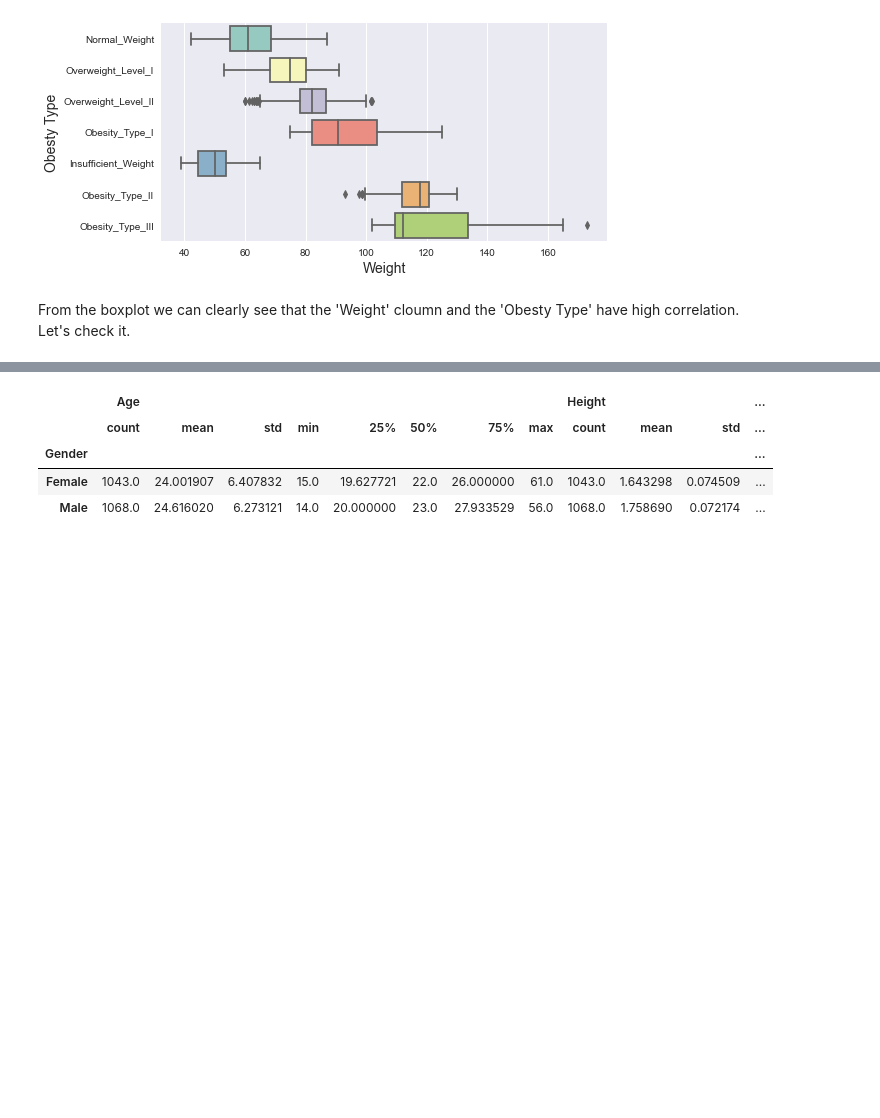
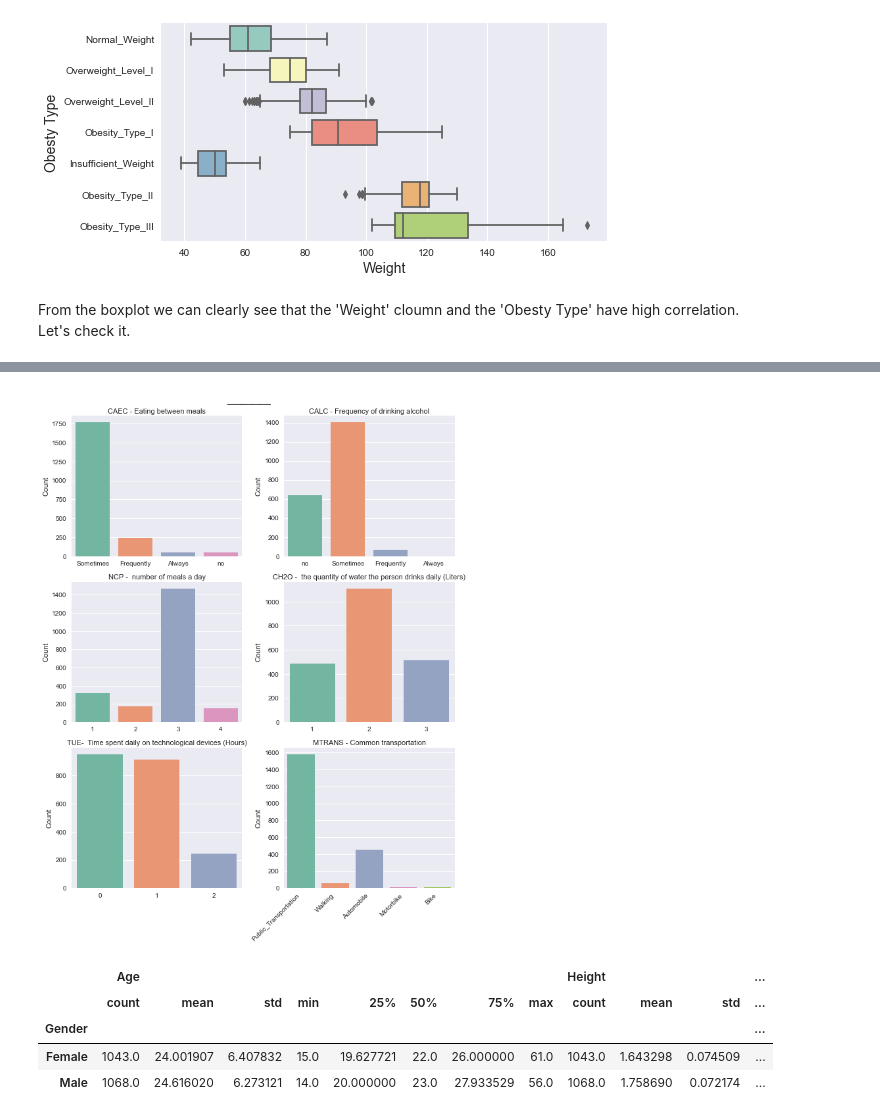
Before and after one commit to NoaAmichai/Obesity-Data-Science-Project, a Jupyter notebook: Obesity.ipynb, the cells around one changed output, grey strips where cells are left out. Saved outputs shown, nothing was run; the diff lists cells and outputs as text; code cells hidden in the pictures; blank space fills up the shorter version.

```diff
--- a/Obesity.ipynb
+++ b/Obesity.ipynb
@@ -178,3 +165,29 @@ plt.show()
+# %%
+columns = ['CAEC','CALC','NCP', 'CH2O', 'TUE', 'MTRANS']
+labels=['CAEC - Eating between meals','CALC - Frequency of drinking alcohol',
+       'NCP -  number of meals a day', 'CH2O -  the quantity of water the person drinks daily (Liters)',
+        'TUE-  Time spent daily on technological devices (Hours)', 'MTRANS - Common transportation']
+count=0
+fig, ax = plt.subplots(3,2, figsize=(9, 12))
+for col, subplot in zip(columns, ax.flatten()):
+    if col=="MTRANS":
+        chart = sns.countplot(x= df[col],ax=subplot, palette="Set2")
+        subplot.set_xticklabels(rotation=45, horizontalalignment='right', labels=chart.get_xticklabels())
+        subplot.yaxis.label.set_text("Count")
+        subplot.xaxis.label.set_text(labels[count])
+        subplot.xaxis.set_label_position('top')
+    else:
+        sns.countplot(x= df[col],ax=subplot, palette="Set2")
+        subplot.yaxis.label.set_text("Count")
+        subplot.xaxis.label.set_text(labels[count])
+        subplot.xaxis.set_label_position('top')
+    count+=1
+
+fig.suptitle("______", fontsize=20)
+plt.tight_layout()
+plt.show()
+# %% [output]
+[figure, added]
 # %%
 df[["Age","Height"]].groupby(by = df["Gender"]).describe()
 # %% [output]
```
Also changed, not shown: parts of 24 cells of this notebook.
